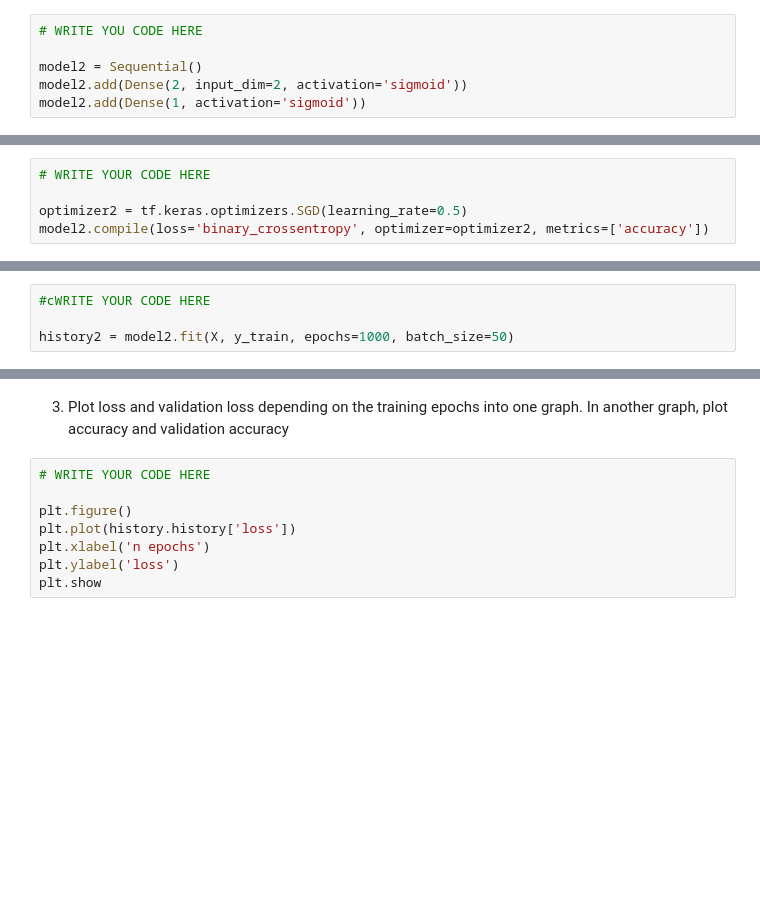
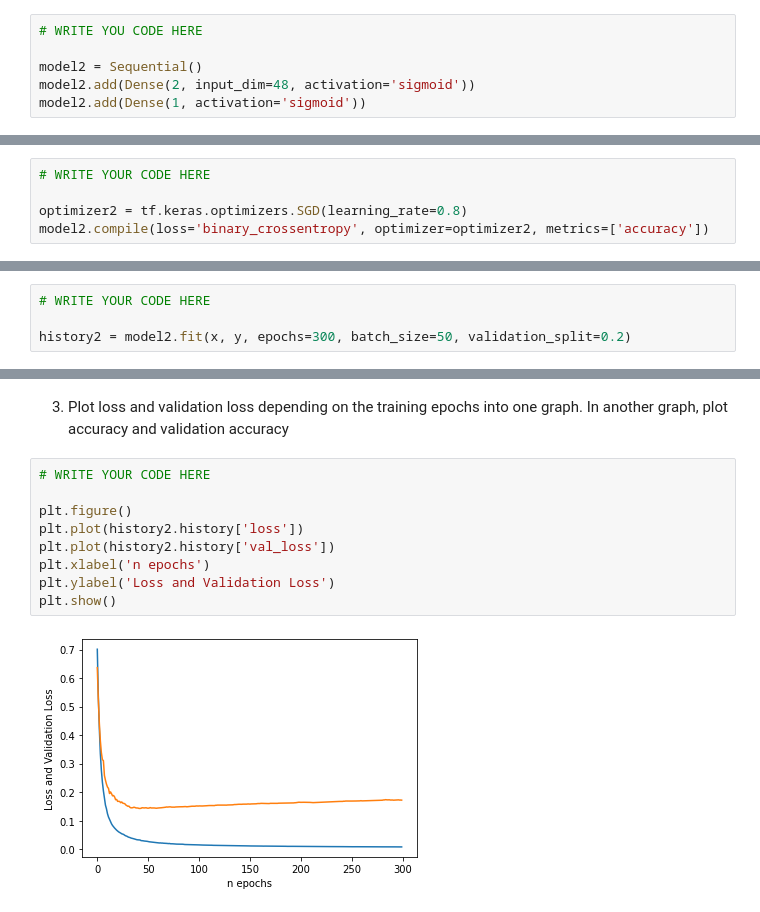
Before and after one commit to tmarcak/MPA-MLF, a Jupyter notebook: PC_5/PC_5.ipynb, the cells around one changed output, grey strips where cells are left out. Saved outputs shown, nothing was run; the diff lists cells and outputs as text; blank space fills up the shorter version.

```diff
--- a/PC_5/PC_5.ipynb
+++ b/PC_5/PC_5.ipynb
@@ -299,7 +314,7 @@ Name: Class Name, Length: 348, dtype: int64
 # WRITE YOU CODE HERE
 
 model2 = Sequential()
-model2.add(Dense(2, input_dim=2, activation='sigmoid'))
+model2.add(Dense(2, input_dim=48, activation='sigmoid'))
 model2.add(Dense(1, activation='sigmoid'))
 # %% [markdown]
 2. Check what *model.summary()* does
@@ -326,12 +341,12 @@ _________________________________________________________________
 # %%
 # WRITE YOUR CODE HERE
 
-optimizer2 = tf.keras.optimizers.SGD(learning_rate=0.5)
+optimizer2 = tf.keras.optimizers.SGD(learning_rate=0.8)
 model2.compile(loss='binary_crossentropy', optimizer=optimizer2, metrics=['accuracy'])
 # %% [markdown]
 4. Train the model. Specify the number of epochs and batch size. Now is the time to create a validation dataset. Set 20% of dataset to be a validation dataset
 # %%
-#cWRITE YOUR CODE HERE
+# WRITE YOUR CODE HERE
 
-history2 = model2.fit(X, y_train, epochs=1000, batch_size=50)
+history2 = model2.fit(x, y, epochs=300, batch_size=50, validation_split=0.2)
 # %% [output]
@@ -356,8 +409,11 @@ print('Accuracy: {:.2f}'.format(accuracy*100))
 # %%
 # WRITE YOUR CODE HERE
 
 plt.figure()
-plt.plot(history.history['loss'])
+plt.plot(history2.history['loss'])
+plt.plot(history2.history['val_loss'])
 plt.xlabel('n epochs')
-plt.ylabel('loss')
-plt.show
+plt.ylabel('Loss and Validation Loss')
+plt.show()
+# %% [output]
+[figure, added]
```
Also changed, not shown: parts of 13 cells of this notebook.
